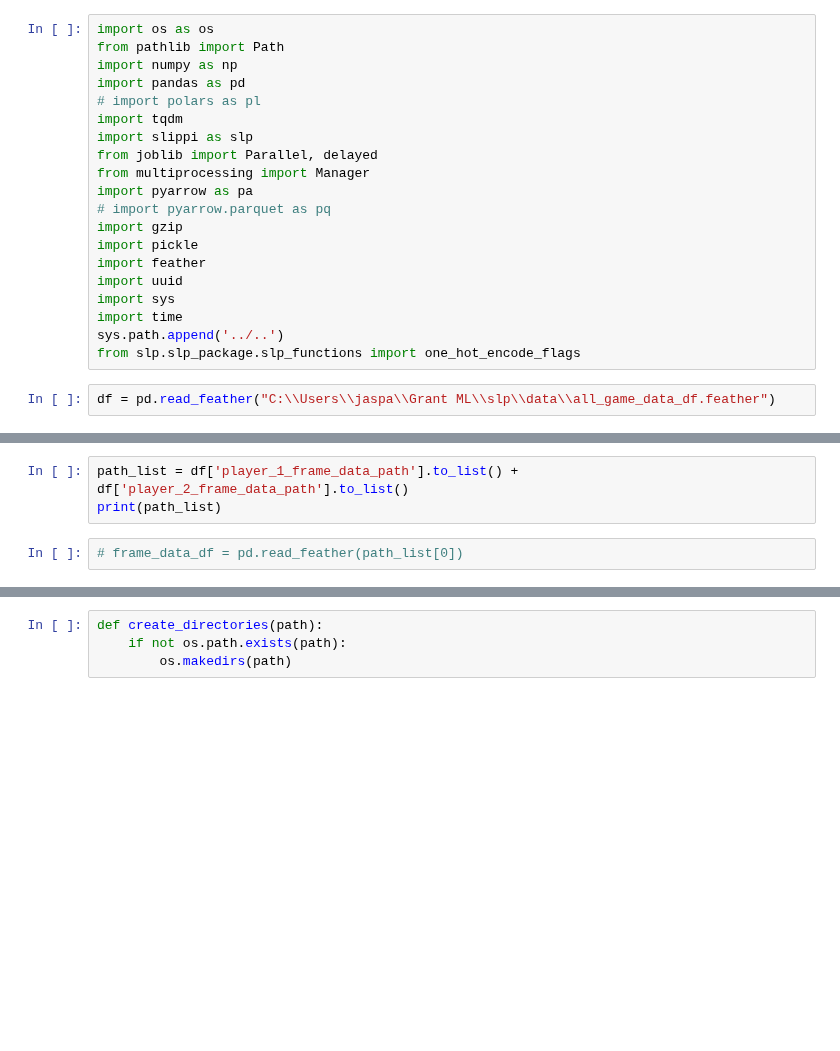
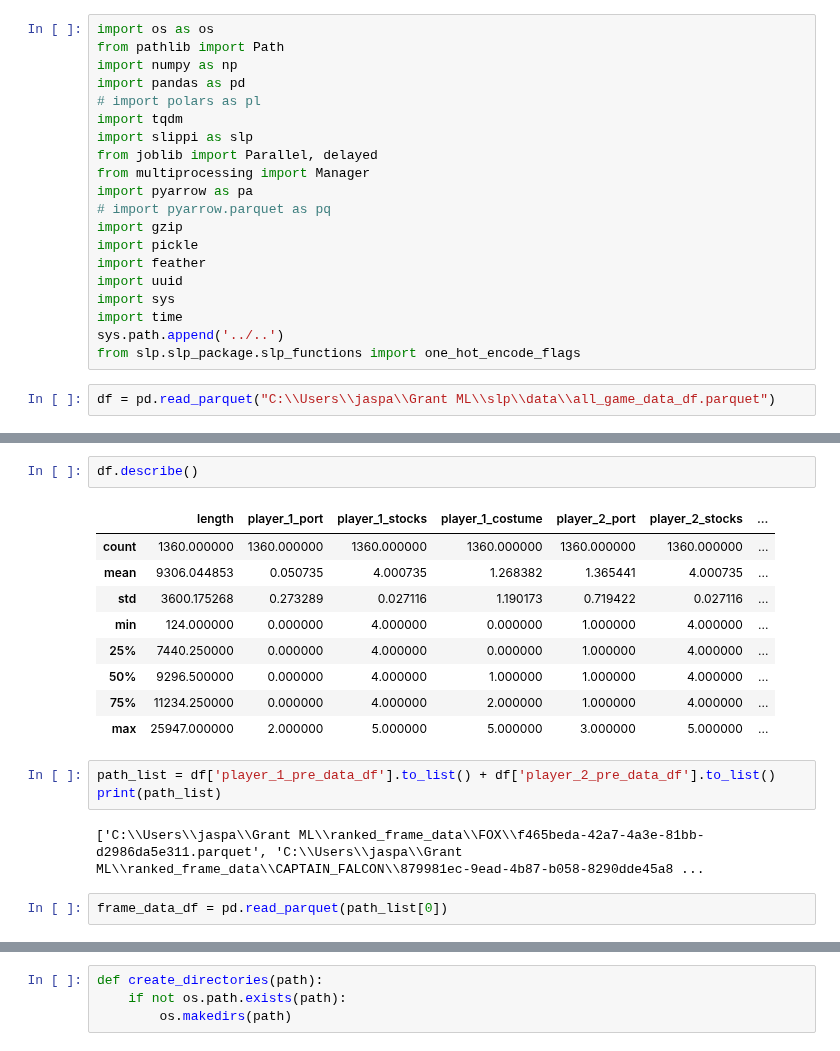
Before and after one commit to sinha-G/slp, a Jupyter notebook: extract_all_data/process_big_df.ipynb, the cells around one changed output, grey strips where cells are left out. Saved outputs shown, nothing was run; the diff lists cells and outputs as text; blank space fills up the shorter version.

```diff
--- a/extract_all_data/process_big_df.ipynb
+++ b/extract_all_data/process_big_df.ipynb
@@ -19,4 +19,4 @@ import time
 sys.path.append('../..')
 from slp.slp_package.slp_functions import one_hot_encode_flags
 # %%
-df = pd.read_feather("C:\\Users\\jaspa\\Grant ML\\slp\\data\\all_game_data_df.feather")
+df = pd.read_parquet("C:\\Users\\jaspa\\Grant ML\\slp\\data\\all_game_data_df.parquet")
@@ -26,6 +51,20 @@ df.columns
+# %%
+df.describe()
+# %% [output]
+|  | length | player_1_port | player_1_stocks | player_1_costume | player_2_port | player_2_stocks | ... |
+| count | 1360.000000 | 1360.000000 | 1360.000000 | 1360.000000 | 1360.000000 | 1360.000000 | ... |
+| mean | 9306.044853 | 0.050735 | 4.000735 | 1.268382 | 1.365441 | 4.000735 | ... |
+| std | 3600.175268 | 0.273289 | 0.027116 | 1.190173 | 0.719422 | 0.027116 | ... |
+| min | 124.000000 | 0.000000 | 4.000000 | 0.000000 | 1.000000 | 4.000000 | ... |
+| 25% | 7440.250000 | 0.000000 | 4.000000 | 0.000000 | 1.000000 | 4.000000 | ... |
+| 50% | 9296.500000 | 0.000000 | 4.000000 | 1.000000 | 1.000000 | 4.000000 | ... |
+| 75% | 11234.250000 | 0.000000 | 4.000000 | 2.000000 | 1.000000 | 4.000000 | ... |
+| max | 25947.000000 | 2.000000 | 5.000000 | 5.000000 | 3.000000 | 5.000000 | ... |
 # %%
-path_list = df['player_1_frame_data_path'].to_list() + df['player_2_frame_data_path'].to_list()
+path_list = df['player_1_pre_data_df'].to_list() + df['player_2_pre_data_df'].to_list()
 print(path_list)
+# %% [output]
+['C:\\Users\\jaspa\\Grant ML\\ranked_frame_data\\FOX\\f465beda-42a7-4a3e-81bb-d2986da5e311.parquet', 'C:\\Users\\jaspa\\Grant ML\\ranked_frame_data\\CAPTAIN_FALCON\\879981ec-9ead-4b87-b058-8290dde45a8 ...
 # %%
-# frame_data_df = pd.read_feather(path_list[0])
+frame_data_df = pd.read_parquet(path_list[0])
 # %%
```
Also changed, not shown: parts of 8 cells of this notebook, 2 other files.
